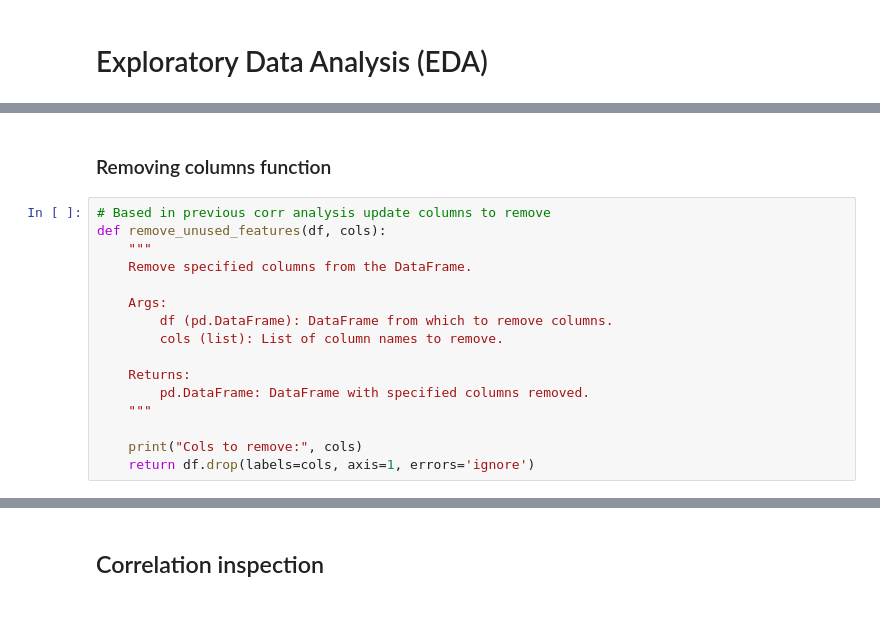
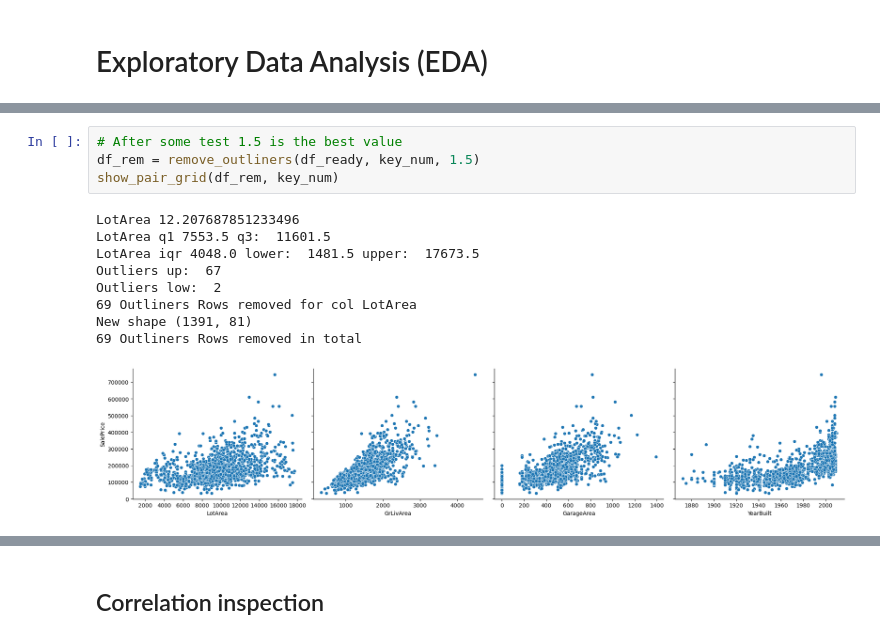
Before and after one commit to javrudsky/machine_learning, a Jupyter notebook: kaggle/housing/housing_v1.ipynb, the cells around one changed output, grey strips where cells are left out. Drawn from its saved outputs; the diff is of its cells as text; blank space fills up the shorter version.

```diff
--- a/kaggle/housing/housing_v1.ipynb
+++ b/kaggle/housing/housing_v1.ipynb
@@ -692,18 +834,14 @@ def print_high_corr_feat(df, threshold=0.8):
-# %% [markdown]
-### Removing columns function
-# %%
-# Based in previous corr analysis update columns to remove
-def remove_unused_features(df, cols):
-    """
-    Remove specified columns from the DataFrame.
-
-    Args:
-        df (pd.DataFrame): DataFrame from which to remove columns.
-        cols (list): List of column names to remove.
-
-    Returns:
-        pd.DataFrame: DataFrame with specified columns removed.
-    """
-
-    print("Cols to remove:", cols)
-    return df.drop(labels=cols, axis=1, errors='ignore')
+# %%
+# After some test 1.5 is the best value
+df_rem = remove_outliners(df_ready, key_num, 1.5)
+show_pair_grid(df_rem, key_num)
+# %% [output]
+LotArea 12.207687851233496
+LotArea q1 7553.5 q3:  11601.5
+LotArea iqr 4048.0 lower:  1481.5 upper:  17673.5
+Outliers up:  67
+Outliers low:  2
+69 Outliners Rows removed for col LotArea
+New shape (1391, 81)
+69 Outliners Rows removed in total
+[figure, added]
```
Also changed, not shown: parts of 32 cells of this notebook.
